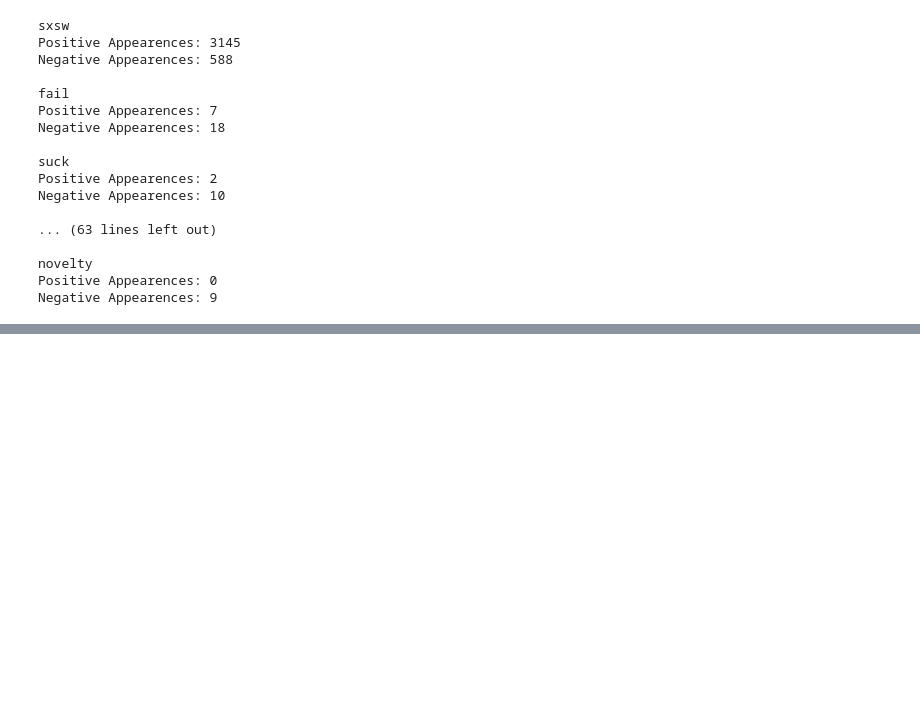
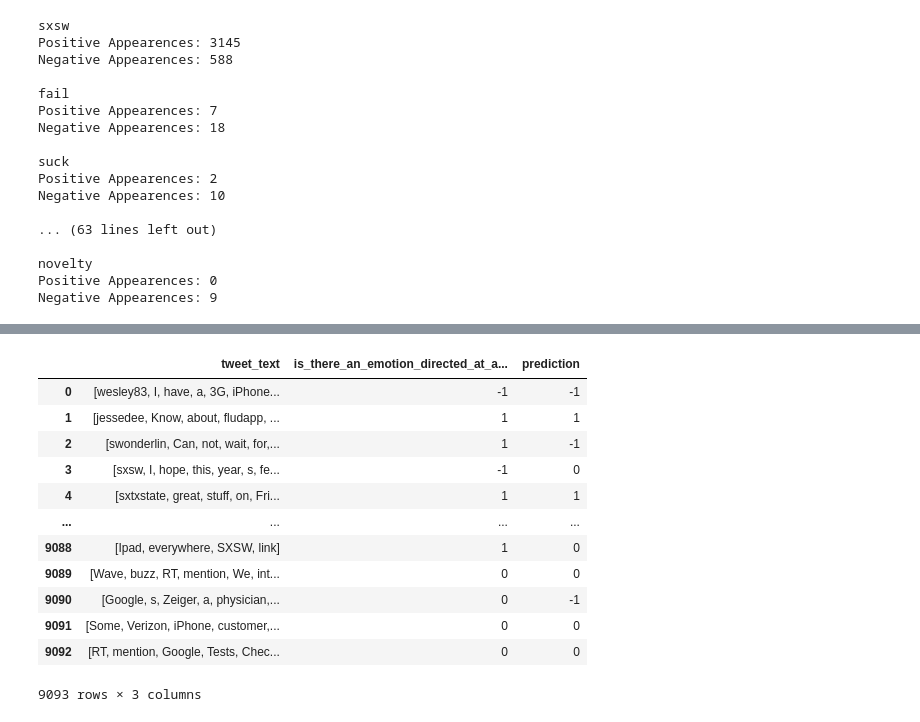
Before and after one commit to stone-ericm/sentiment_analysis_NLP_project-, a Jupyter notebook: notebook.ipynb, the cells around one changed output, grey strips where cells are left out. Cells and saved outputs as stored; diff of their text form; code cells hidden in the pictures; blank space fills up the shorter version.

```diff
--- a/notebook.ipynb
+++ b/notebook.ipynb
@@ -662,0 +672,2 @@ Percentage of columns containing ZERO: 0.9978298999719518
+# %%
+lr = LinearRegression()
@@ -732,0 +878,16 @@ Negative Appearences: 9
+# %%
+simple_model_df
+# %% [output]
+|  | tweet_text | is_there_an_emotion_directed_at_a... | prediction |
+| 0 | [wesley83, I, have, a, 3G, iPhone... | -1 | -1 |
+| 1 | [jessedee, Know, about, fludapp, ... | 1 | 1 |
+| 2 | [swonderlin, Can, not, wait, for,... | 1 | -1 |
+| 3 | [sxsw, I, hope, this, year, s, fe... | -1 | 0 |
+| 4 | [sxtxstate, great, stuff, on, Fri... | 1 | 1 |
+| ... | ... | ... | ... |
+| 9088 | [Ipad, everywhere, SXSW, link] | 1 | 0 |
+| 9089 | [Wave, buzz, RT, mention, We, int... | 0 | 0 |
+| 9090 | [Google, s, Zeiger, a, physician,... | 0 | -1 |
+| 9091 | [Some, Verizon, iPhone, customer,... | 0 | 0 |
+| 9092 | [RT, mention, Google, Tests, Chec... | 0 | 0 |
+9093 rows × 3 columns
```
Also changed, not shown: parts of 50 cells of this notebook.
